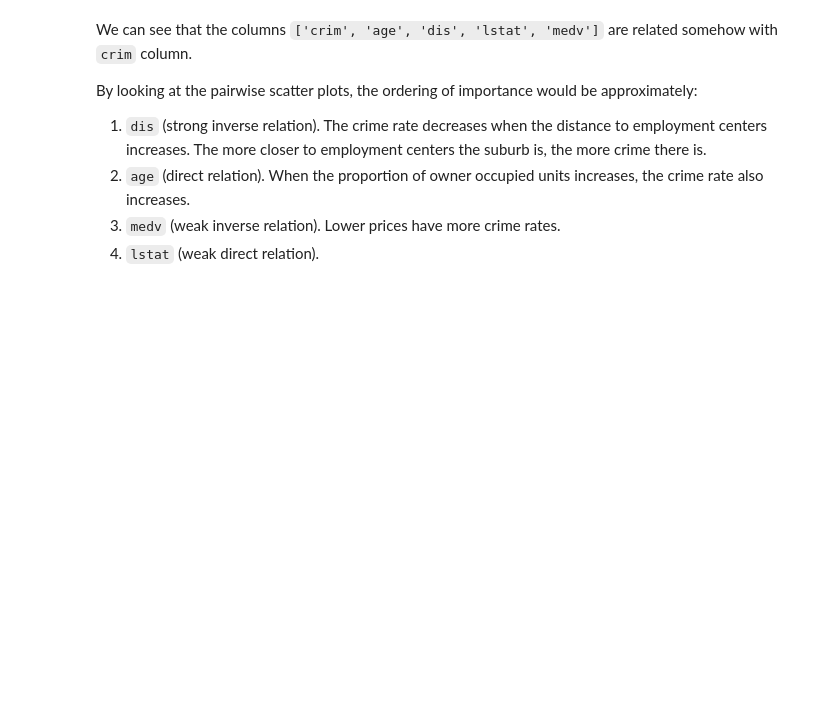
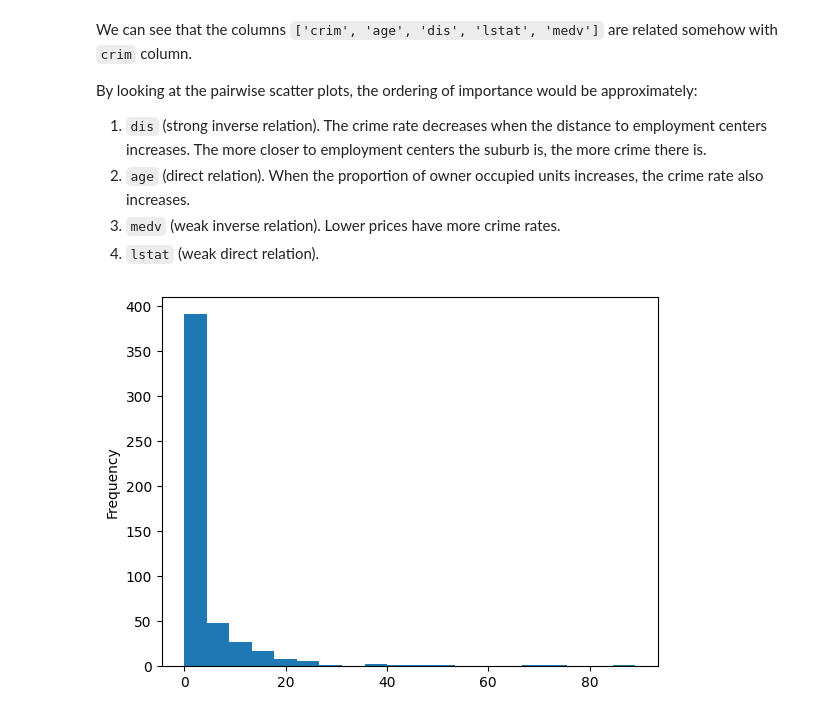
Before and after one commit to deusdevok/ISLP_Python, a Jupyter notebook: Chapter 2/Exercise10.ipynb, the cells around one changed output. Cells and saved outputs as stored; diff of their text form; code cells hidden in the pictures; blank space fills up the shorter version.

```diff
--- a/Chapter 2/Exercise10.ipynb
+++ b/Chapter 2/Exercise10.ipynb
@@ -66,3 +67,7 @@ By looking at the pairwise scatter plots, the ordering of importance would be ap
 2. `age` (direct relation). When the proportion of owner occupied units increases, the crime rate also increases.
 3. `medv` (weak inverse relation). Lower prices have more crime rates.
 4. `lstat` (weak direct relation).
+# %%
+boston['crim'].plot.hist(bins=20);
+# %% [output]
+[figure, added]
```
Also changed, not shown: parts of 6 cells of this notebook.
